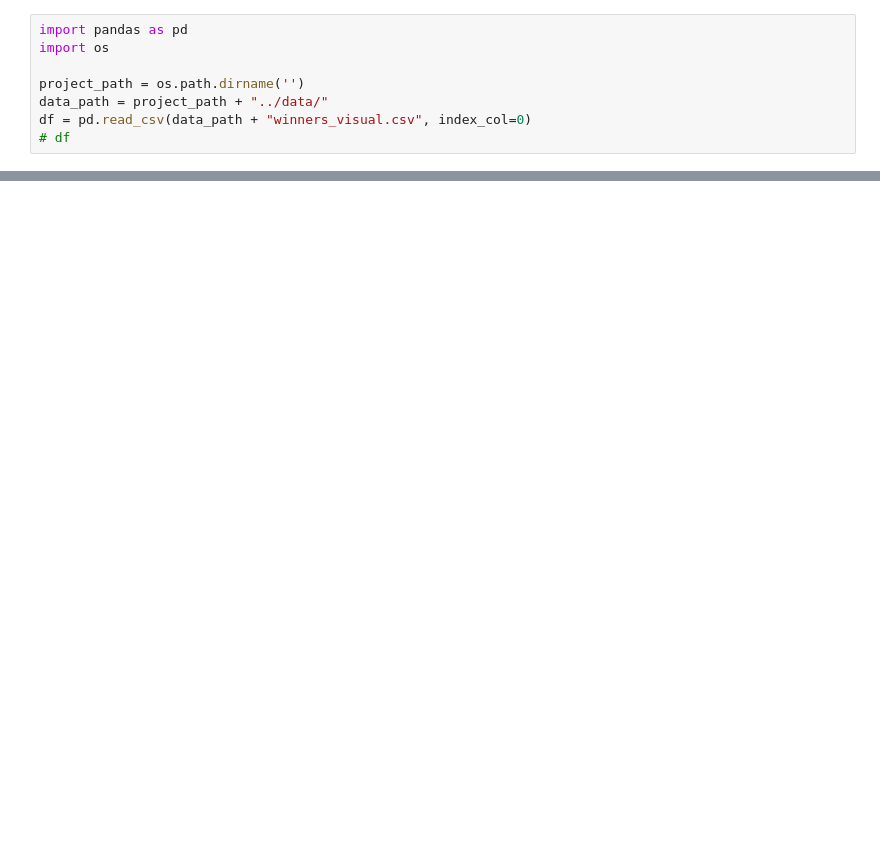
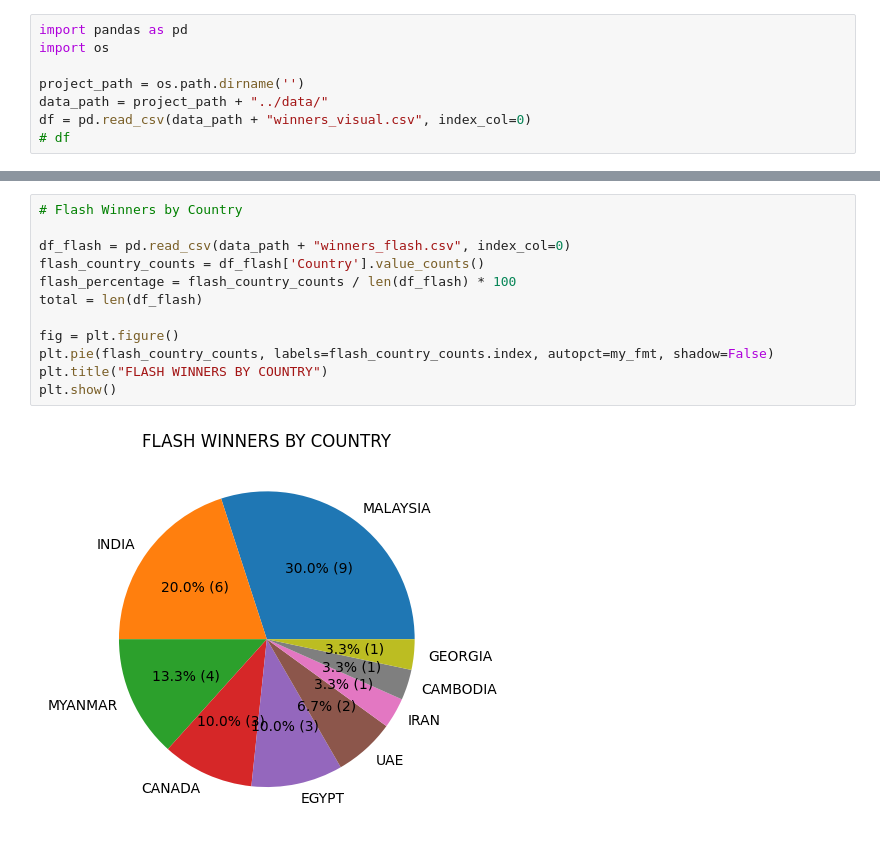
Before and after one commit to skthetester/ucmas-challenge-results, a Jupyter notebook: scripts/analytics.ipynb, the cells around one changed output, grey strips where cells are left out. Cells and saved outputs as stored; diff of their text form; blank space fills up the shorter version.

```diff
--- a/scripts/analytics.ipynb
+++ b/scripts/analytics.ipynb
@@ -79,0 +80,14 @@ plt.show()
+# %%
+# Flash Winners by Country
+
+df_flash = pd.read_csv(data_path + "winners_flash.csv", index_col=0)
+flash_country_counts = df_flash['Country'].value_counts()
+flash_percentage = flash_country_counts / len(df_flash) * 100
+total = len(df_flash)
+
+fig = plt.figure()
+plt.pie(flash_country_counts, labels=flash_country_counts.index, autopct=my_fmt, shadow=False)
+plt.title("FLASH WINNERS BY COUNTRY")
+plt.show()
+# %% [output]
+[figure, added]
```
Also changed, not shown: parts of 4 cells of this notebook, 1 other file.
